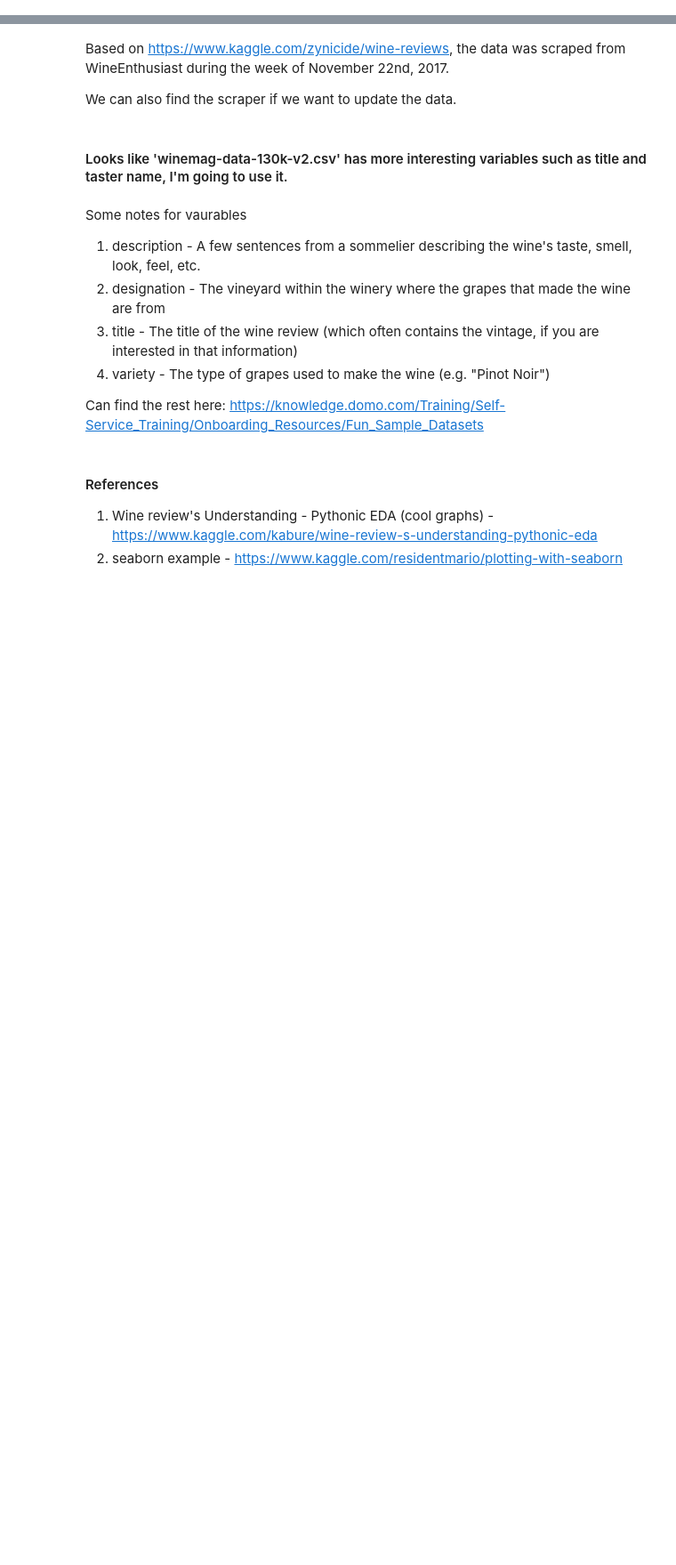
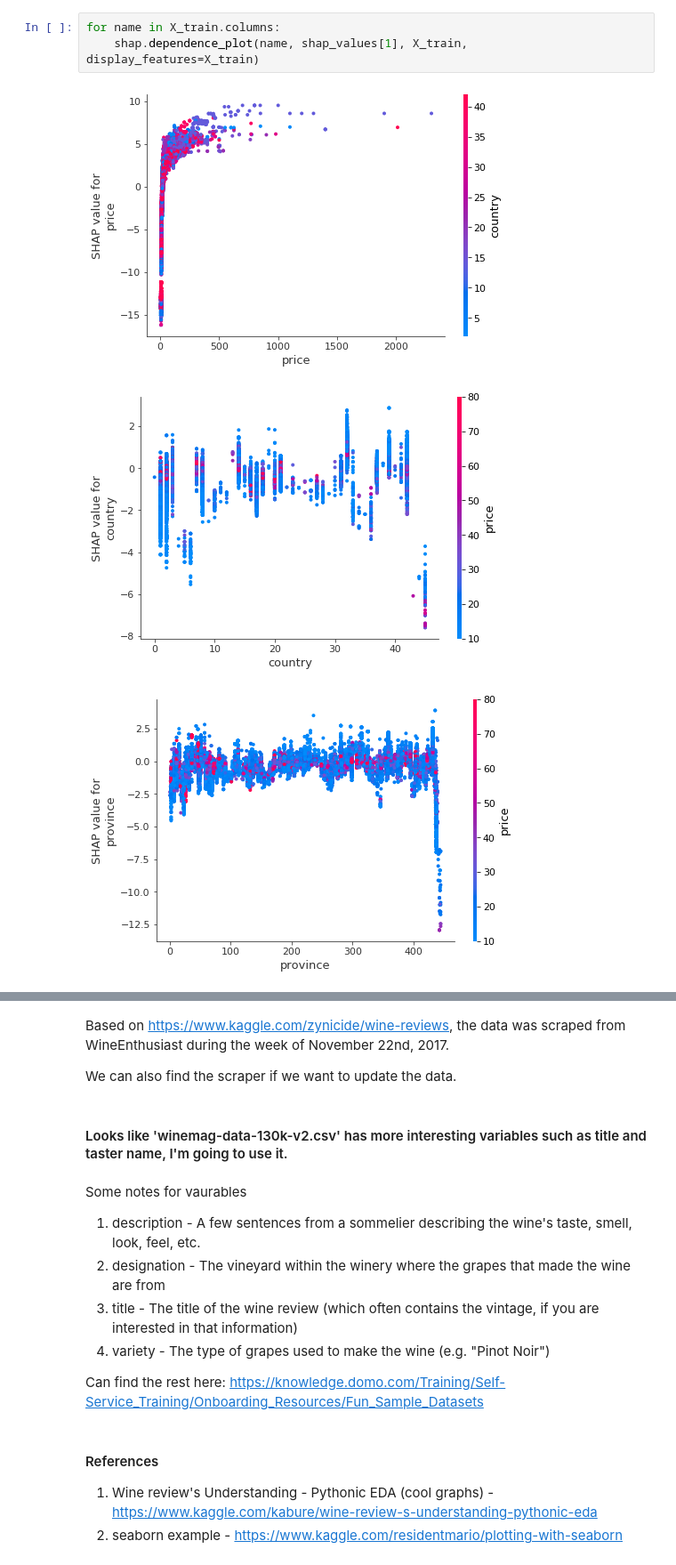
Before and after one commit to Matthew-Peng/winemag-data, a Jupyter notebook: winemag-data.ipynb, the cells around one changed output, grey strips where cells are left out. Shown at 89% size. Drawn from its saved outputs; the diff is of its cells as text; blank space fills up the shorter version.

```diff
--- a/winemag-data.ipynb
+++ b/winemag-data.ipynb
@@ -6,0 +226,7 @@ import re
+# %%
+for name in X_train.columns:
+    shap.dependence_plot(name, shap_values[1], X_train, display_features=X_train)
+# %% [output]
+[figure, added]
+[figure, added]
+[figure, added]
```
Also changed, not shown: parts of 40 cells of this notebook.
